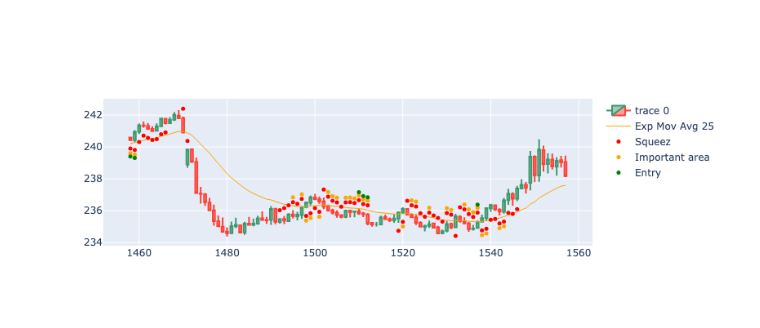
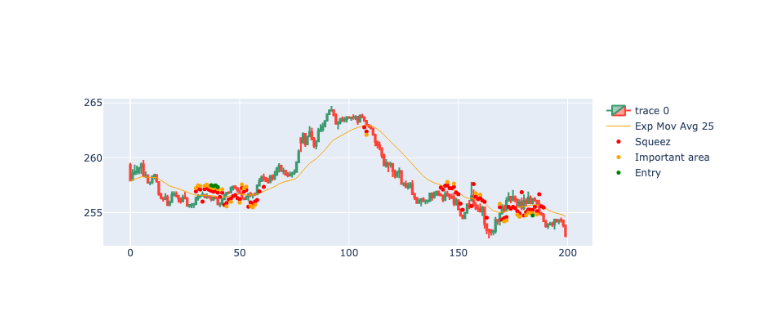
Before and after one commit to gastoncs/jupyter-docker, a Jupyter notebook: app/src/backtesting/squeez/squeez_pattern_v3.ipynb, the cells around one changed output. Saved outputs shown, nothing was run; the diff lists cells and outputs as text; code cells hidden in the pictures.

```diff
--- a/app/src/backtesting/squeez/squeez_pattern_v3.ipynb
+++ b/app/src/backtesting/squeez/squeez_pattern_v3.ipynb
@@ -159,27 +182,27 @@ None
 # %%
 def posibleBreakArea(x):
     extraSpace = 1
-    if (x['posibleBreak']==EMA25['PRICE_ACCION_OVER'].value):
+    if (x['posibleBreak']==EMA25['PRICE_ACCION_OVER_EMA'].value):
         return x['Low']-extraSpace
-    elif (x['posibleBreak']==EMA25['PRICE_ACCION_UNDER'].value):
+    elif (x['posibleBreak']==EMA25['PRICE_ACCION_UNDER_EMA'].value):
         return x['High']+extraSpace
     else:
         return np.nan
 
 def squeezeCloseToEmaArea(x):
     extraSpace = .80
-    if (x['squeezeCloseToEma']==EMA25['PRICE_ACCION_OVER'].value):
+    if (x['squeezeCloseToEma']==EMA25['PRICE_ACCION_OVER_EMA'].value):
         return x['Low']-extraSpace
-    elif (x['squeezeCloseToEma']==EMA25['PRICE_ACCION_UNDER'].value):
+    elif (x['squeezeCloseToEma']==EMA25['PRICE_ACCION_UNDER_EMA'].value):
         return x['High']+extraSpace
     else:
         return np.nan
 
 def squezzeArea(x):
     extraSpace = .50
-    if (x['squeezedArea']==EMA25['PRICE_ACCION_OVER'].value):
+    if (x['squeezedArea']==EMA25['PRICE_ACCION_OVER_EMA'].value):
         return x['Low']-extraSpace
-    elif (x['squeezedArea']==EMA25['PRICE_ACCION_UNDER'].value):
+    elif (x['squeezedArea']==EMA25['PRICE_ACCION_UNDER_EMA'].value):
         return x['High']+extraSpace
     else:
         return np.nan
@@ -190,30 +213,30 @@ df['posibleBreakArea'] = df.apply(lambda row: posibleBreakArea(row), axis=1)
 # %%
 import plotly.io as pio
 import plotly.graph_objects as go
 
-dfpl = df[1458:1558]
+dfpl = df[0:200]
 
 fig = go.Figure(
     data=[
         go.Candlestick(
             x=dfpl.index,
             open=dfpl['Open'],
             high=dfpl['High'],
             low=dfpl['Low'],
             close=dfpl['Close']),
         go.Scatter(
             x=dfpl.index,
             y=dfpl['ema25'],
             line=dict(color='orange', width=1),
             name="Exp Mov Avg 25")
     ]
 )
 
 fig.add_scatter(x=dfpl.index, y=dfpl['squezzeArea'], mode="markers", marker=dict(size=5, color="red"), name="Squeez")
 fig.add_scatter(x=dfpl.index, y=dfpl['squeezeCloseToEmaArea'], mode="markers", marker=dict(size=5, color="orange"), name="Important area")
 fig.add_scatter(x=dfpl.index, y=dfpl['posibleBreakArea'], mode="markers", marker=dict(size=5, color="green"), name="Entry")
 
 fig.update_layout(xaxis_rangeslider_visible=False)
 fig.show()
 # %% [output]
-[figure, old version]
+[figure, new version]
```
Also changed, not shown: parts of 1 cell of this notebook, 2 other files.
